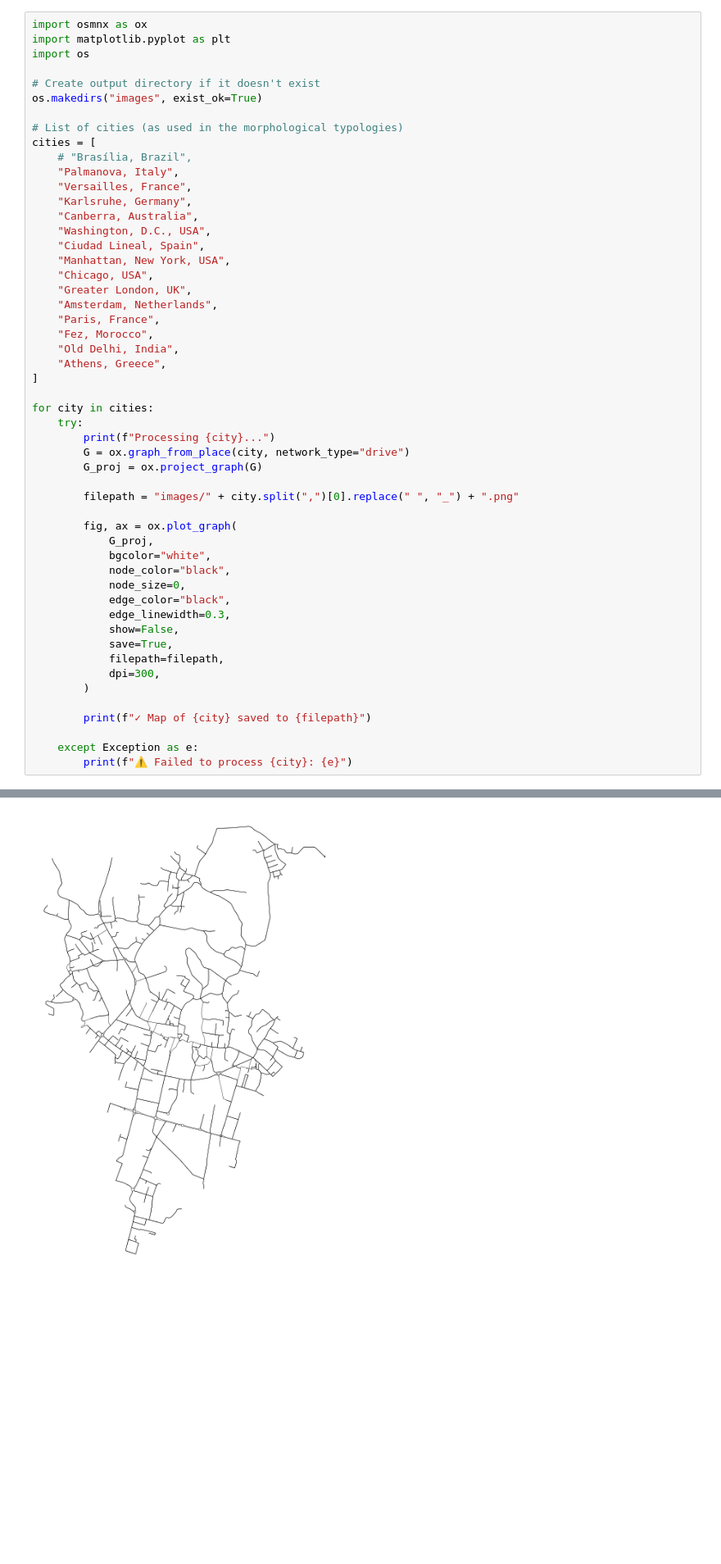
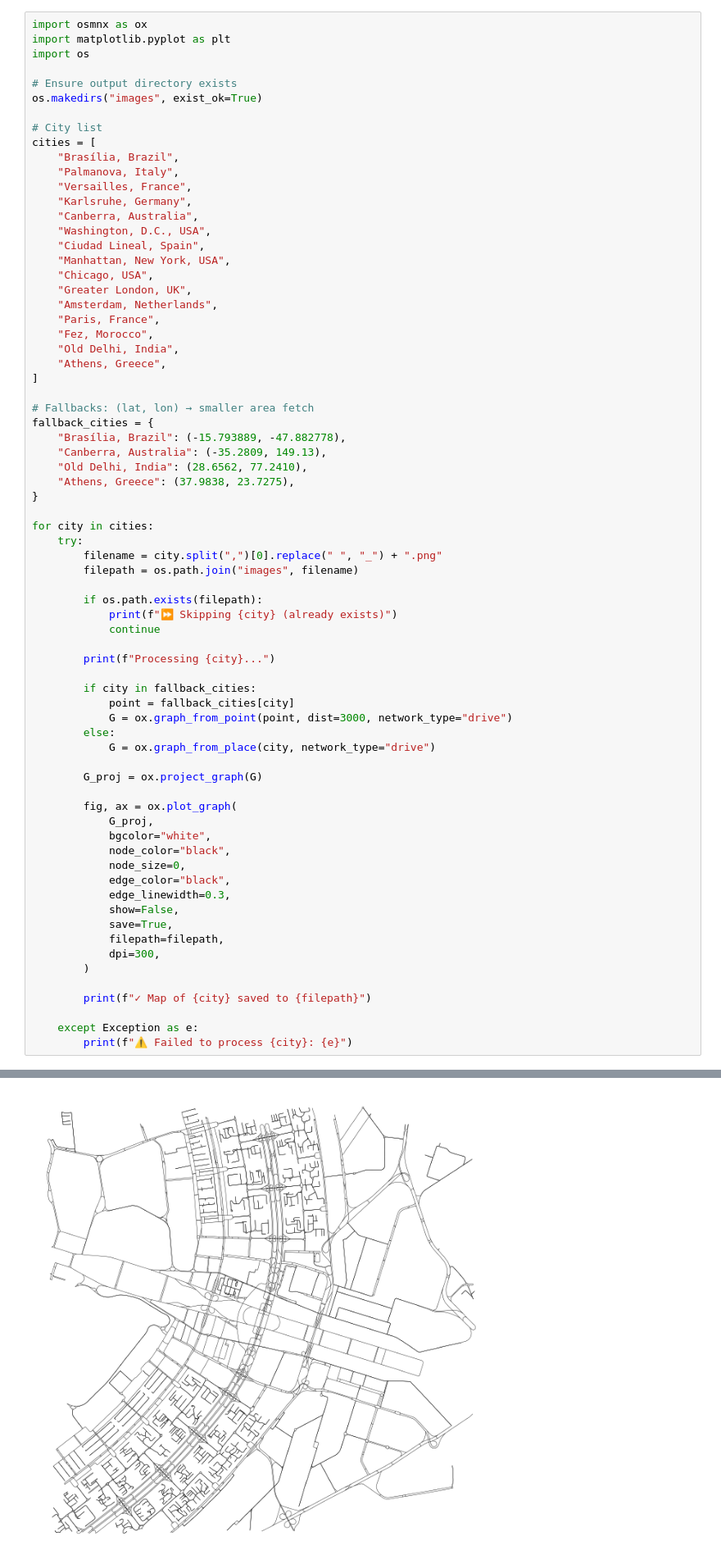
Before and after one commit to rodighiero/urban-mapper, a Jupyter notebook: Map Generator.ipynb, the cells around one changed output, grey strips where cells are left out. Shown at 82% size. Cells and saved outputs as stored; diff of their text form; blank space fills up the shorter version.

Commit message:
fallback_cities fix

```diff
--- a/Map Generator.ipynb
+++ b/Map Generator.ipynb
@@ -3,12 +3,12 @@ import osmnx as ox
 import matplotlib.pyplot as plt
 import os
 
-# Create output directory if it doesn't exist
+# Ensure output directory exists
 os.makedirs("images", exist_ok=True)
 
-# List of cities (as used in the morphological typologies)
+# City list
 cities = [
-    # "Brasília, Brazil",
+    "Brasília, Brazil",
     "Palmanova, Italy",
     "Versailles, France",
     "Karlsruhe, Germany",
@@ -25,13 +25,32 @@ cities = [
     "Athens, Greece",
 ]
 
+# Fallbacks: (lat, lon) → smaller area fetch
+fallback_cities = {
+    "Brasília, Brazil": (-15.793889, -47.882778),
+    "Canberra, Australia": (-35.2809, 149.13),
+    "Old Delhi, India": (28.6562, 77.2410),
+    "Athens, Greece": (37.9838, 23.7275),
+}
+
 for city in cities:
     try:
+        filename = city.split(",")[0].replace(" ", "_") + ".png"
+        filepath = os.path.join("images", filename)
+
+        if os.path.exists(filepath):
+            print(f"⏩ Skipping {city} (already exists)")
+            continue
+
         print(f"Processing {city}...")
-        G = ox.graph_from_place(city, network_type="drive")
+
+        if city in fallback_cities:
+            point = fallback_cities[city]
+            G = ox.graph_from_point(point, dist=3000, network_type="drive")
+        else:
+            G = ox.graph_from_place(city, network_type="drive")
+
         G_proj = ox.project_graph(G)
-
-        filepath = "images/" + city.split(",")[0].replace(" ", "_") + ".png"
 
         fig, ax = ox.plot_graph(
             G_proj,
@@ -55 +92 @@ Map of {city} is ready
-[figure, old version]
+[figure, new version]
```
Also changed, not shown: parts of 1 cell of this notebook, 4 other files.
